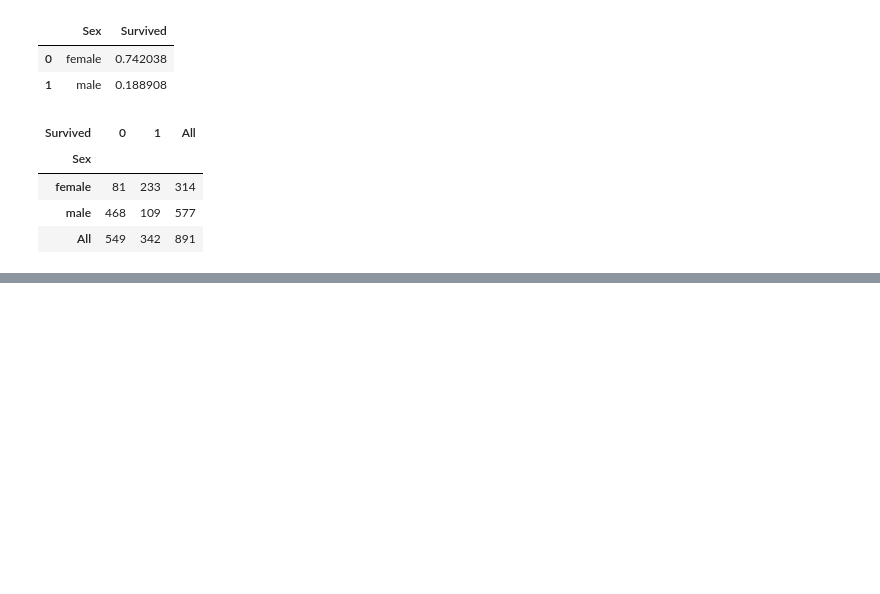
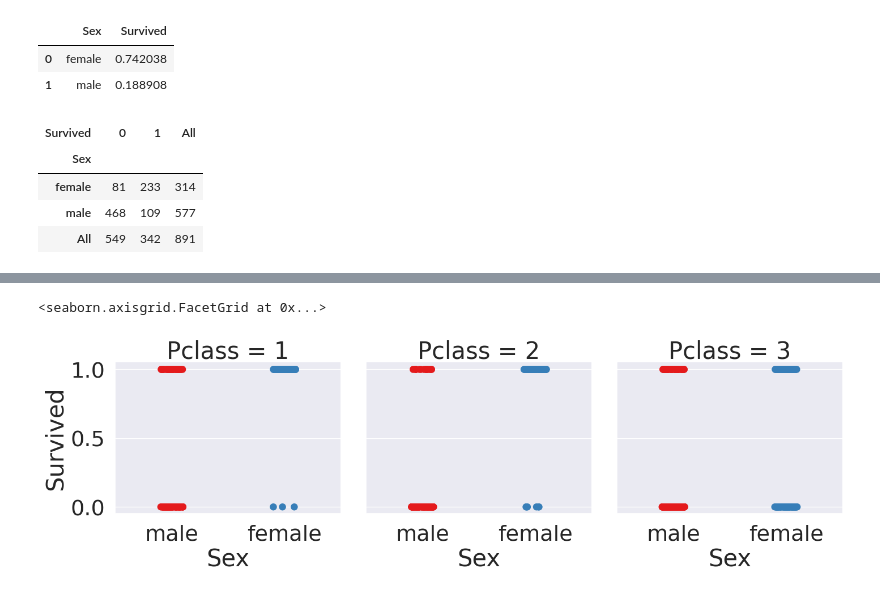
Before and after one commit to 2unhi/kaggle, a Jupyter notebook: Titanic/Titanic.ipynb, the cells around one changed output, grey strips where cells are left out. Drawn from its saved outputs; the diff is of its cells as text; code cells hidden in the pictures; blank space fills up the shorter version.

```diff
--- a/Titanic/Titanic.ipynb
+++ b/Titanic/Titanic.ipynb
@@ -186,0 +192,5 @@ pd.crosstab(df_train['Sex'], df_train['Survived'], margins=True).style.backgroun
+# %%
+sns.catplot(x='Sex', y='Survived', col='Pclass', data=df_train, palette='Set1', size=9, aspect=1)
+# %% [output]
+<seaborn.axisgrid.FacetGrid at 0x...>
+[figure, added]
```
Also changed, not shown: parts of 2 cells of this notebook.
